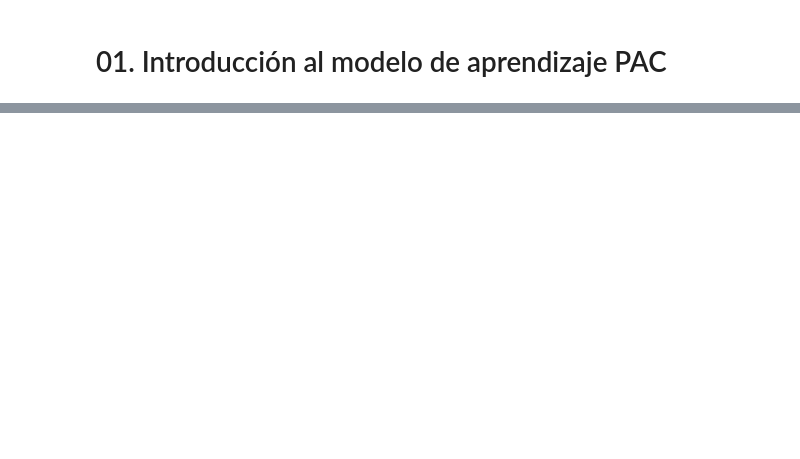
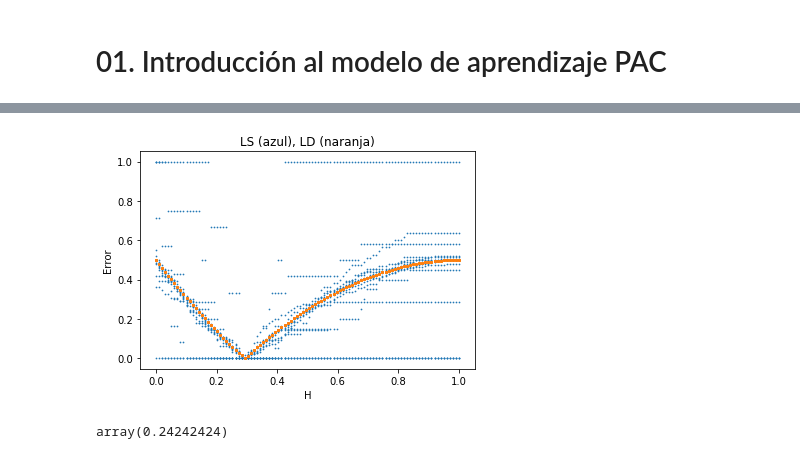
Before and after one commit to EstuarDiaz/MachineLearning, a Jupyter notebook: PAC.ipynb, the cells around one changed output, grey strips where cells are left out. Saved outputs shown, nothing was run; the diff lists cells and outputs as text; code cells hidden in the pictures; blank space fills up the shorter version.

```diff
--- a/PAC.ipynb
+++ b/PAC.ipynb
@@ -81,3 +93,13 @@ while m < m_H:
+# %%
+# Graficar los errores de generalizacion y empirico de cada hipotesis
+plt.title('LS (azul), LD (naranja)')
+plt.scatter(LS_list[:,0],LS_list[:,1], s= 0.5, label = 'LS')
+plt.scatter(LD_list[:,0],LD_list[:,1], s = 1.5, label = 'LD')
+plt.xlabel('H')
+plt.ylabel('Error')
+plt.show()
+# %% [output]
+[figure, added]
 # %%
 # Iterar varias veces para varios tamanos de muestra
 # Graficar un histograma del error
@@ -91,3 +113,7 @@ while m < m_H:
         S = getSample(int(m))
         hS = ERM(H,S)
         myLD = LD(hS)
+# %%
+hS
+# %% [output]
+array(0.24242424)
```
Also changed, not shown: parts of 5 cells of this notebook.
